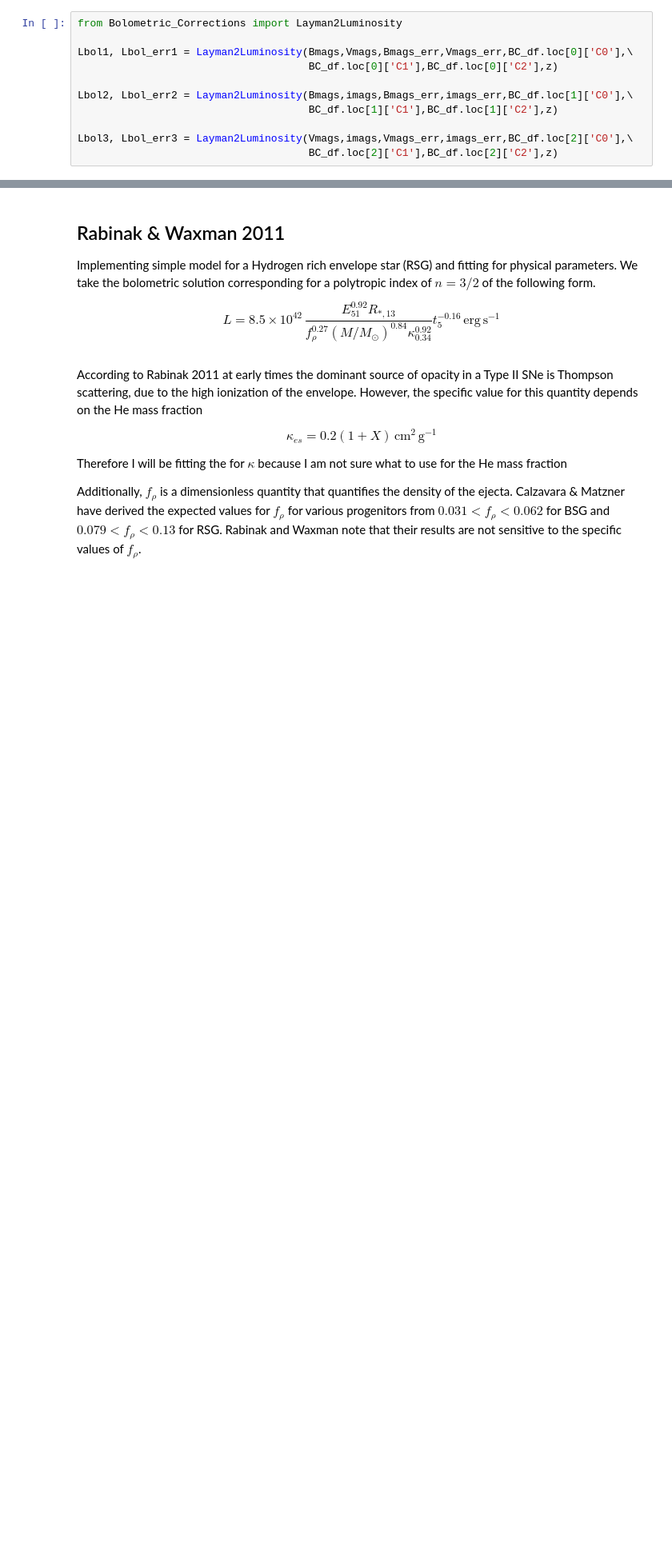
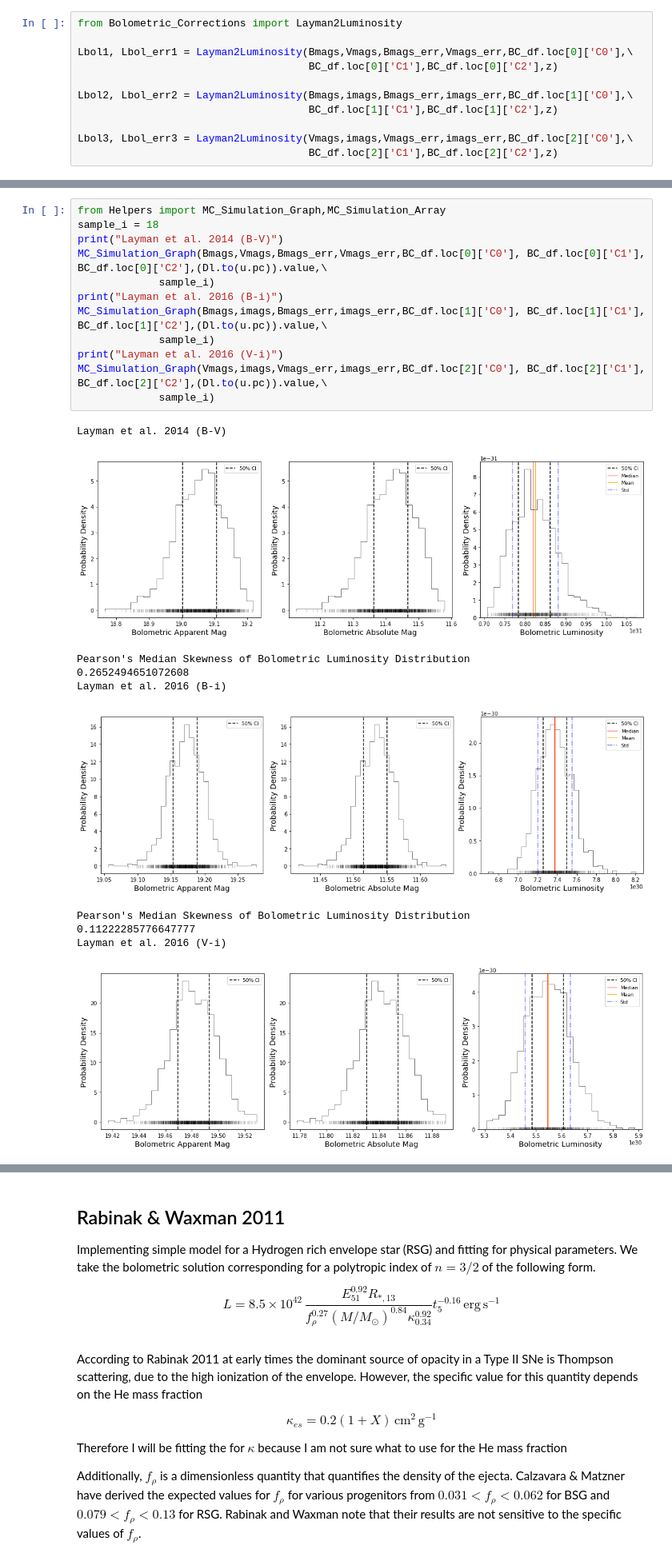
Before and after one commit to 159Patrick159/ZN-7090, a Jupyter notebook: Scripts/Light Curve Modelling.ipynb, the cells around one changed output, grey strips where cells are left out. Shown at 80% size. Saved outputs shown, nothing was run; the diff lists cells and outputs as text; blank space fills up the shorter version.

```diff
--- a/Scripts/Light Curve Modelling.ipynb
+++ b/Scripts/Light Curve Modelling.ipynb
@@ -526,0 +438,23 @@ Pearson's Median Skewness
+# %%
+from Helpers import MC_Simulation_Graph,MC_Simulation_Array
+sample_i = 18
+print("Layman et al. 2014 (B-V)")
+MC_Simulation_Graph(Bmags,Vmags,Bmags_err,Vmags_err,BC_df.loc[0]['C0'], BC_df.loc[0]['C1'], BC_df.loc[0]['C2'],(Dl.to(u.pc)).value,\
+             sample_i)
+print("Layman et al. 2016 (B-i)")
+MC_Simulation_Graph(Bmags,imags,Bmags_err,imags_err,BC_df.loc[1]['C0'], BC_df.loc[1]['C1'], BC_df.loc[1]['C2'],(Dl.to(u.pc)).value,\
+             sample_i)
+print("Layman et al. 2016 (V-i)")
+MC_Simulation_Graph(Vmags,imags,Vmags_err,imags_err,BC_df.loc[2]['C0'], BC_df.loc[2]['C1'], BC_df.loc[2]['C2'],(Dl.to(u.pc)).value,\
+             sample_i)
+# %% [output]
+Layman et al. 2014 (B-V)
+[figure, added]
+Pearson's Median Skewness of Bolometric Luminosity Distribution
+0.2652494651072608
+Layman et al. 2016 (B-i)
+[figure, added]
+Pearson's Median Skewness of Bolometric Luminosity Distribution
+0.11222285776647777
+Layman et al. 2016 (V-i)
+[figure, added]
```
Also changed, not shown: parts of 12 cells of this notebook.
